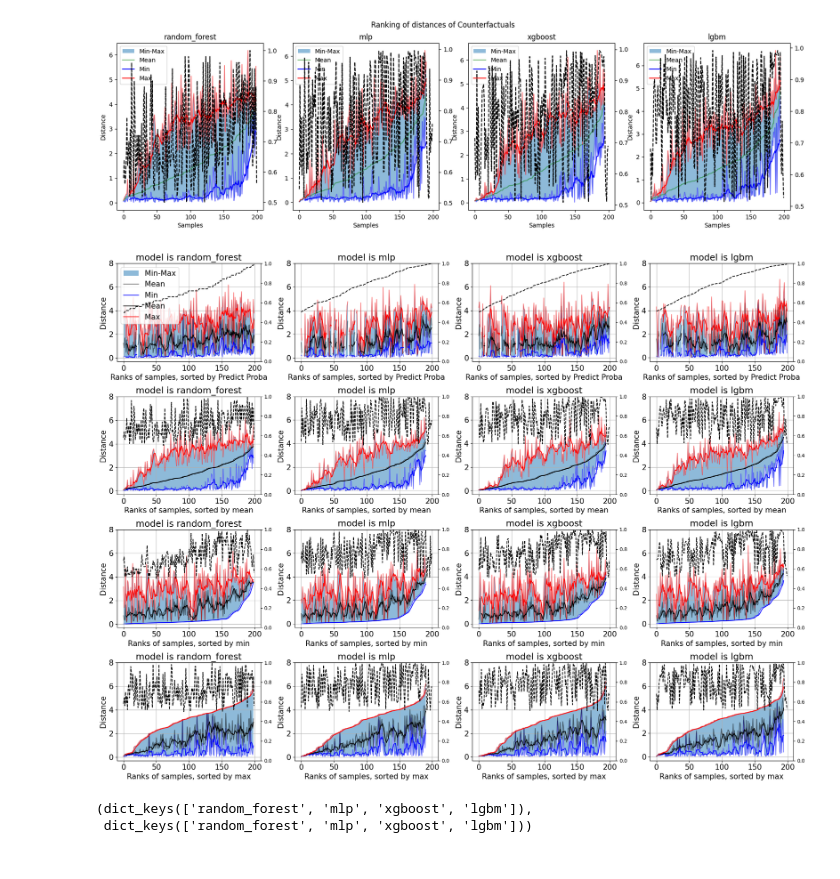
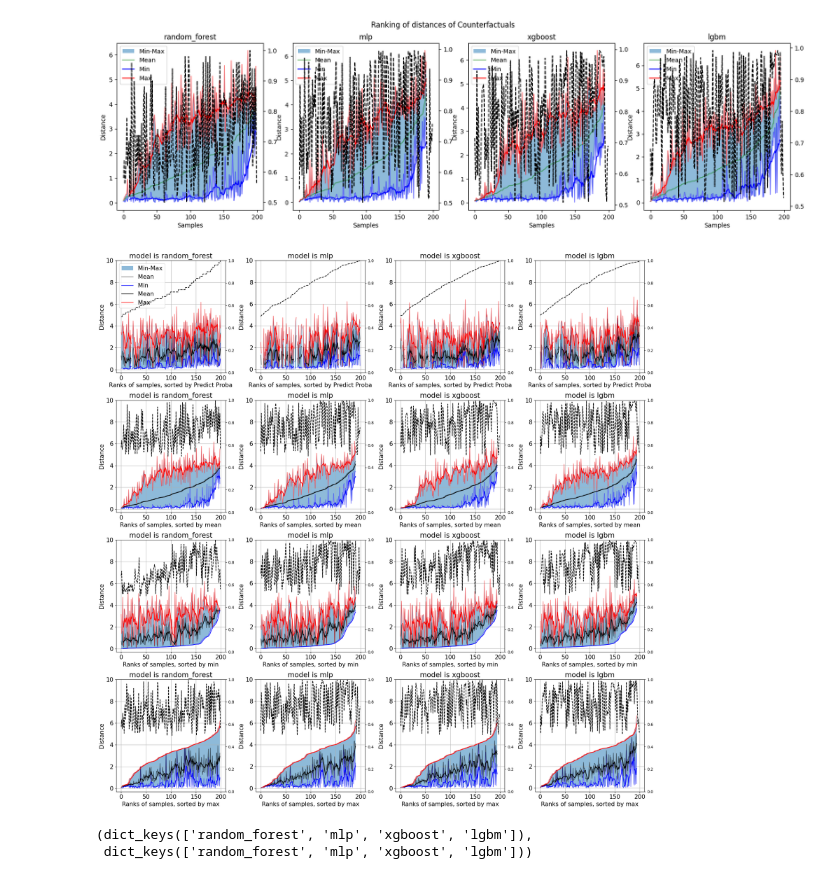
Before and after one commit to clarapunzi/SC-CE, a Jupyter notebook: eval.ipynb, the cells around one changed output. Cells and saved outputs as stored; diff of their text form; code cells hidden in the pictures.

```diff
--- a/eval.ipynb
+++ b/eval.ipynb
@@ -65,7 +65,7 @@ for k in models.keys():
     balanced_accuracy = balanced_accuracy_score(splits['y_test'], models[k].predict(splits['X_test'])).round(2)
     print(f"Model {k} Balanced Accuracy: {balanced_accuracy}")
     #print(classification_report(splits['y_test'], models[k].predict(splits['X_test'])))
-    plot_confusion_ascii(splits['y_test'], models[k].predict(splits['X_test']))
-    # print(confusion_matrix(splits['y_test'], models[k].predict(splits['X_test'])))
+    plot_confusion_ascii(splits['y_test'], models[k].predict(splits['X_test']),ascii_set=-3)
+    # print(confusion_matrix(splits['y_test'], models[k].predict(splits['X_test']))
     print()
 # %% [output]
@@ -144,7 +144,7 @@ for jj,k in enumerate(tqdm(models.keys())):
     min_dists = []
     max_dists = []
     probabs = []
-
+    corrects = []
     # cfs = {"cfs":np.arange(200)}
 
     for i in tnrange(cfs["cfs"].shape[0]):
@@ -157,20 +157,16 @@ for jj,k in enumerate(tqdm(models.keys())):
         # probabs[-1] = probabs[-1]/probabs[-1].sum()
         # continue
 
-
-
-        # print(cfs["cfs"][0].keys())
-        # print(cfs["cfs"][0]["metadata"])
-        # print(cfs["cfs"][0]["original_instance"])
-        # print(cfs["cfs"][0]["counterfactuals"].target)
-        ## just because I don't believe it, let's see the output for the original instance
+        ## let's see the output for the original instance
         ## and check if the model is predicting the class (even to check what true_class is)
         ## then we can check the counterfactuals and see if the model is predicting the opposite class
         ## and if it aligns with the "target" attribute of the counterfactuals
         original_instance = cfs["cfs"][i]["original_instance"]
+        original_class = cfs["cfs"][i]["true_class"]
         true_cf = cfs["cfs"][i]["counterfactuals"].target.values
         pred = models[k].predict(original_instance)
         pred_prob = models[k].predict_proba(original_instance)[0]
+        correct = original_class == pred
 
 
 
@@ -189,11 +185,12 @@ for jj,k in enumerate(tqdm(models.keys())):
         min_dists.append(distancies.min(axis=0))
         max_dists.append(distancies.max(axis=0))
         probabs.append(pred_prob)
+        corrects.append(correct)
 
         # print(distancies)
         #if i / 4 < 1:
         #   sns.kdeplot(distancies,cumulative=False,label=str(i)+" "+str(len(distancies))+ " counterfactuals "+k,ax=axs[i])
-        sns.kdeplot(distancies,cumulative=True,ax=axs[jj])
+        sns.kdeplot(distancies,cumulative=True,ax=axs[jj],warn_singular=False)
 
     axs[jj].set_title(k)
     all_ranking_list_mean[k] = mean_dists
@@ -381,33 +362,33 @@ def create_plot_distances(dictionary,
         ax2 = axe.twinx()
         ax2.plot(np.arange(len(rank_m)),rank_prob,label="Probability",color="black",linestyle="--")
         ax2.set_ylim(0,1)
     axe.xaxis.set_tick_params(labelsize=15)
     axe.yaxis.set_tick_params(labelsize=15)
     return axe
 
 
-fig, axs = plt.subplots(4, 4, figsize=(20, 15))
+fig, axs = plt.subplots(4, 4, figsize=(20, 20))
 axs = axs.flatten()
 # each model goes in a different subplot
 # we plot the sorted values of the minimum and the maximum distances,
 # then we shade the area between them. On top of that we plot the mean
 # at each data point we plot a vertical line with the std value of the distances, centeed at the mean
 c=0
 for name in ["Predict Proba"]+["mean","min","max"]:
     for k in models.keys():
         create_plot_distances(dictionary={
                                 "mean":all_ranking_list_mean[k],
                                 "std":all_ranking_list_std[k],
                                 "min":all_ranking_list_min[k],
                                 "max":all_ranking_list_max[k],
                                 "Predict Proba":np.array(all_probabs[k]).max(axis=1)},
                         sortby=name,
                         axe=axs[c],
                         title="model is "+k,
                         legend=(True if c==0 else False ),#%4== 0 else False),
-                        ylim = 8)
+                        ylim = 10)
         c+=1
 plt.tight_layout()
 plt.show()
 # %% [output]
-[figure, old version]
+[figure, new version]
```
Also changed, not shown: parts of 4 cells of this notebook, 8 other files.
